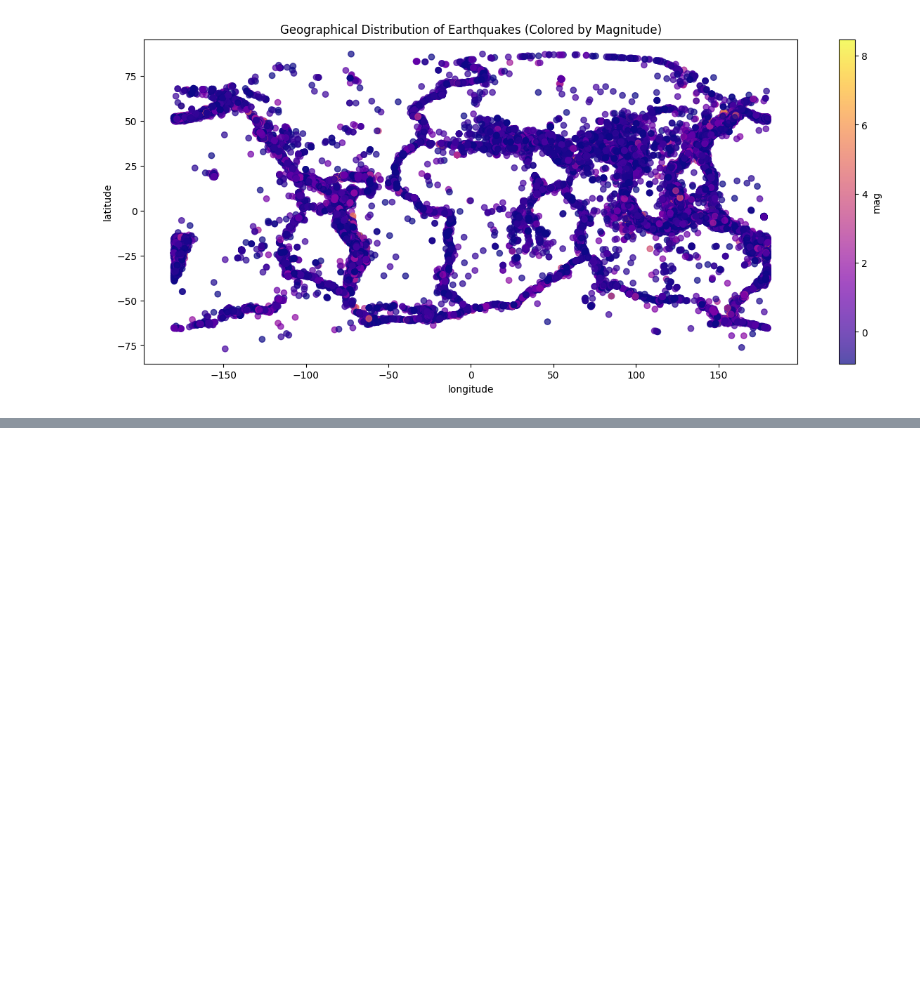
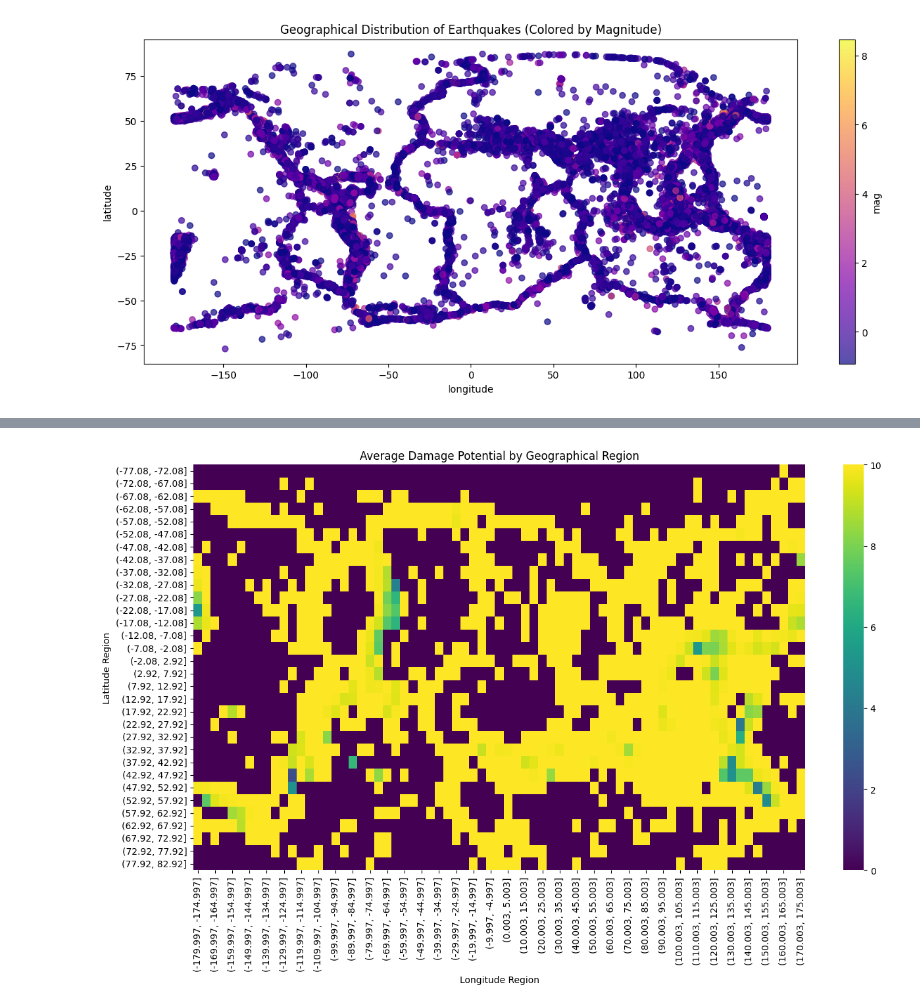
Before and after one commit to ImpactsenseAI-Intern-Project-OCT25/impactsenseAI-Infosys-Intern-project, a Jupyter notebook: milestone_2/week_3/Day_14/Assignment_2.ipynb, the cells around one changed output, grey strips where cells are left out. Cells and saved outputs as stored; diff of their text form; code cells hidden in the pictures; blank space fills up the shorter version.

```diff
--- a/milestone_2/week_3/Day_14/Assignment_2.ipynb
+++ b/milestone_2/week_3/Day_14/Assignment_2.ipynb
@@ -203,0 +334,15 @@ plt.show()
+# %%
+# Visualize Average Damage Potential by Region
+
+pivot_damage = region_summary.pivot_table(
+    index='Lat_Bin', columns='Lon_Bin', values='Mean_Damage_Potential', fill_value=0
+)
+
+plt.figure(figsize=(15, 8))
+sns.heatmap(pivot_damage, cmap='viridis')
+plt.title('Average Damage Potential by Geographical Region')
+plt.xlabel('Longitude Region')
+plt.ylabel('Latitude Region')
+plt.show()
+# %% [output]
+[figure, added]
```
Also changed, not shown: parts of 11 cells of this notebook.
